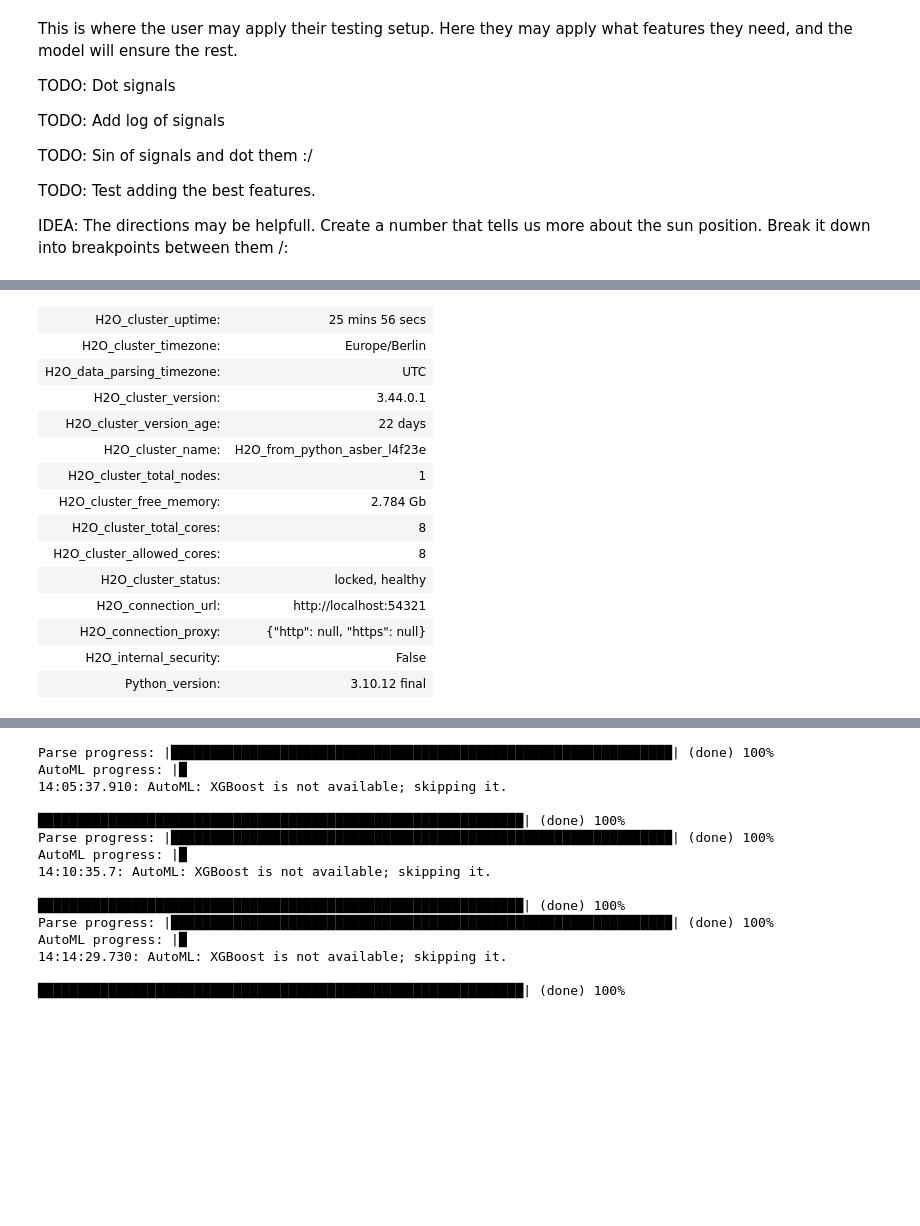
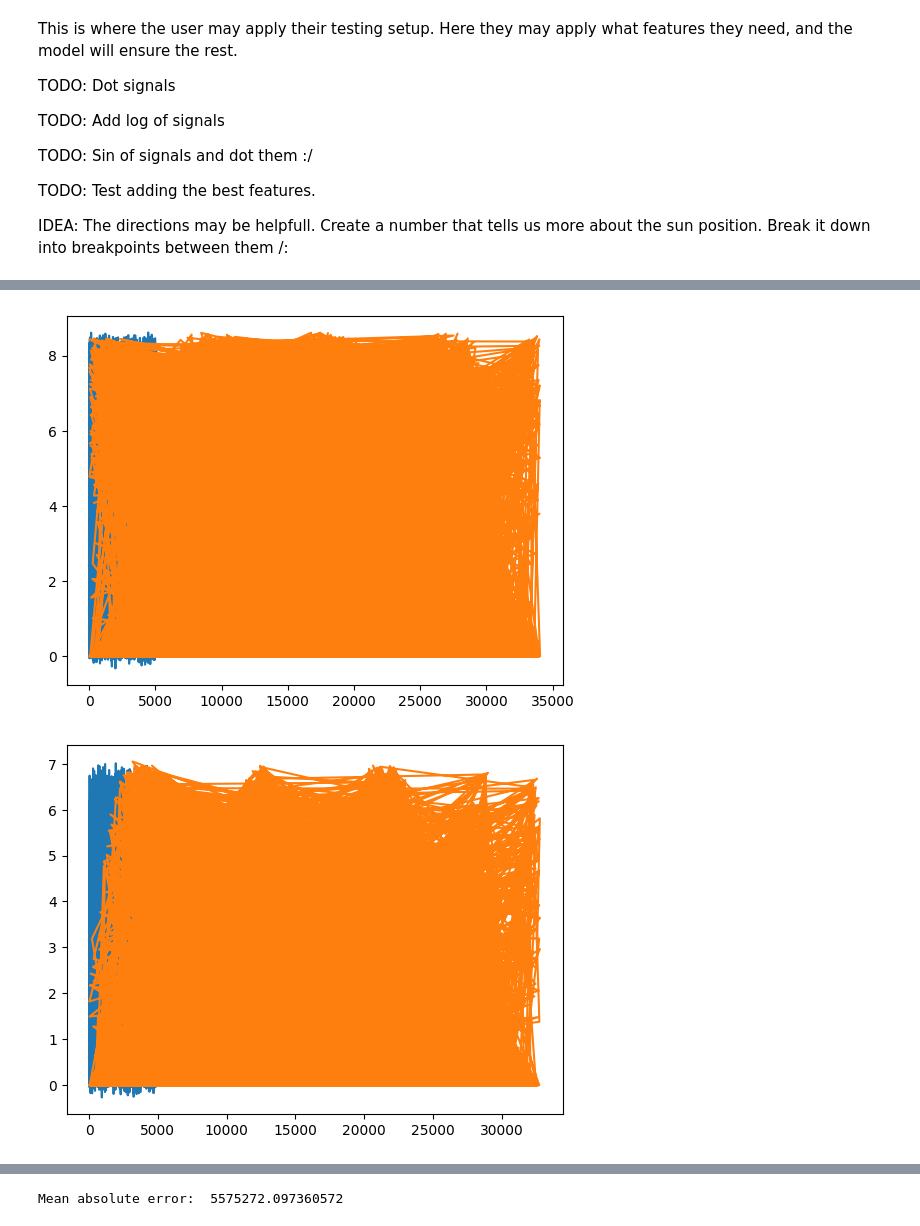
Before and after one commit to Myteck/TDT4173-Machine-Learning-Solar-Energy-Production-Forecasting, a Jupyter notebook: data/machine_learning.ipynb, the cells around one changed output, grey strips where cells are left out. Saved outputs shown, nothing was run; the diff lists cells and outputs as text; code cells hidden in the pictures; blank space fills up the shorter version.

Commit message:
FEAT: Added the log idea. Did not work :/ Huge error

```diff
--- a/data/machine_learning.ipynb
+++ b/data/machine_learning.ipynb
@@ -80,7 +80,9 @@ def log_df(df: pd.DataFrame, features: list[str]):
     log_df = pd.DataFrame()
 
     for feature in features:
-        log_df['log_' + feature] =  np.log(df[feature] + 1)
+        df[feature] = abs(df[feature])
+        df[feature] = df[feature] + 1
+        log_df['log_' + feature] =  np.log(df[feature])
 
     return log_df
 
@@ -627,6 +629,10 @@ def max_day_df(y: pd.DataFrame)-> pd.DataFrame:
 # %% [markdown]
 ## Machine Learning Pipeline
 Testing different Machine Learning models, and tuning and adjusting features quickly becomes a bother if one does not create helper function and classes. The code bellow is what the Project Group developed during the project.
+# %%
+file_paths = [["A/X.csv", "A/y.csv", "A/X_pred.csv"],
+              ["B/X.csv", "B/y.csv", "B/X_pred.csv"],
+              ["C/X.csv", "C/y.csv", "C/X_pred.csv"]]
 # %%
 """
 A class to organize the different steps in the machine learning pipeline. The class contains some nice helper functions
@@ -1002,8 +998,7 @@ IDEA: The directions may be helpfull. Create a number that tells us more about t
 
 #
 
-features = ["absolute_humidity_2m:gm3", "air_density_2m:kgm3", "ceiling_height_agl:m", "clear_sky_energy_1h:J",
-           "clear_sky_rad:W", "cloud_base_agl:m", "dew_or_rime:idx", "dew_point_2m:K", "diffuse_rad:W", "diffuse_rad_1h:J",
+features = ["clear_sky_energy_1h:J", "clear_sky_rad:W", "cloud_base_agl:m", "dew_or_rime:idx", "dew_point_2m:K", "diffuse_rad:W", "diffuse_rad_1h:J",
            "direct_rad:W", "direct_rad_1h:J", "effective_cloud_cover:p", "is_in_shadow:idx", "msl_pressure:hPa",
            "precip_5min:mm", "pressure_100m:hPa", "pressure_50m:hPa", "prob_rime:p", "rain_water:kgm2", "relative_humidity_1000hPa:p",
            "sun_azimuth:d", "sun_elevation:d", "super_cooled_liquid_water:kgm2", "t_1000hPa:K", "total_cloud_cover:p", "visibility:m",
@@ -1015,7 +1010,9 @@ features = ["absolute_humidity_2m:gm3", "air_density_2m:kgm3", "ceiling_height_a
 # Testing the procedure
 l = learner(file_paths = file_paths, features = features)
 l.create_training_data_multi_model()
-models = l.fit_multi_model_h2o()
+l.fit_multi_model()
+l.get_performance_multi_model()
+l.predict_multi_model()
 
 # IDEA: Add a different scaler for all the different features, then transform then into the right scale after the fact
 # Remove any needless features, add until you get a good outpu
@@ -1042,15 +1039,2 @@ Checking whether there is an H2O instance running at http://localhost:54321. con
-| H2O_cluster_uptime: | 25 mins 56 secs |
-| H2O_cluster_timezone: | Europe/Berlin |
-| H2O_data_parsing_timezone: | UTC |
-| H2O_cluster_version: | 3.44.0.1 |
-| H2O_cluster_version_age: | 22 days |
-| H2O_cluster_name: | H2O_from_python_asber_l4f23e |
-| H2O_cluster_total_nodes: | 1 |
-| H2O_cluster_free_memory: | 2.784 Gb |
-| H2O_cluster_total_cores: | 8 |
-| H2O_cluster_allowed_cores: | 8 |
-| H2O_cluster_status: | locked, healthy |
-| H2O_connection_url: | http://localhost:54321 |
-| H2O_connection_proxy: | {"http": null, "https": null} |
-| H2O_internal_security: | False |
-| Python_version: | 3.10.12 final |
+[figure, added]
+[figure, added]
@@ -1057,15 +1042 @@ Checking whether there is an H2O instance running at http://localhost:54321. con
-Parse progress: |████████████████████████████████████████████████████████████████| (done) 100%
-AutoML progress: |█
-14:05:37.910: AutoML: XGBoost is not available; skipping it.
-
-██████████████████████████████████████████████████████████████| (done) 100%
-Parse progress: |████████████████████████████████████████████████████████████████| (done) 100%
-AutoML progress: |█
-14:10:35.7: AutoML: XGBoost is not available; skipping it.
-
-██████████████████████████████████████████████████████████████| (done) 100%
-Parse progress: |████████████████████████████████████████████████████████████████| (done) 100%
-AutoML progress: |█
-14:14:29.730: AutoML: XGBoost is not available; skipping it.
-
-██████████████████████████████████████████████████████████████| (done) 100%
+Mean absolute error:  5575272.097360572
```
Also changed, not shown: parts of 4 cells of this notebook, 7 other files.
